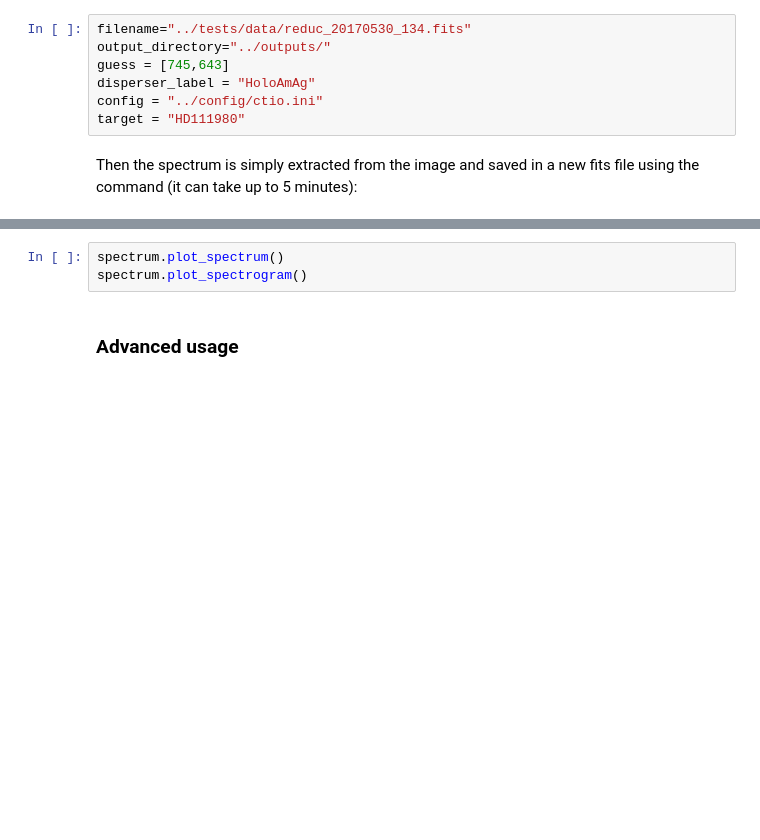
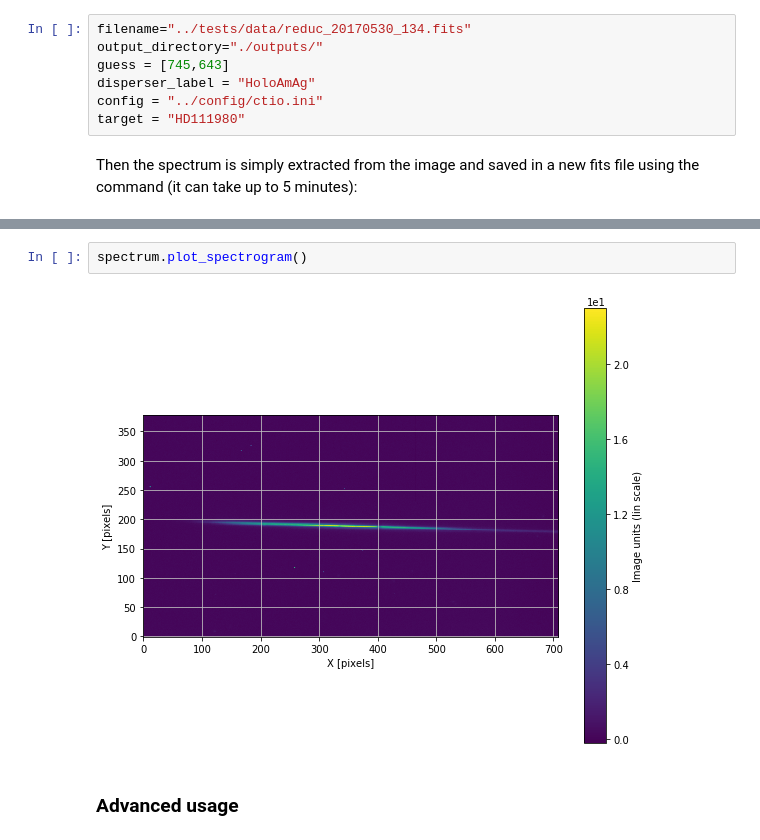
Before and after one commit to LSSTDESC/Spectractor, a Jupyter notebook: notebooks/Spectractor tutorial.ipynb, the cells around one changed output, grey strips where cells are left out. Cells and saved outputs as stored; diff of their text form; blank space fills up the shorter version.

```diff
--- a/notebooks/Spectractor tutorial.ipynb
+++ b/notebooks/Spectractor tutorial.ipynb
@@ -24,7 +24,7 @@ The basic use of the pipeline consists first to define:
 - optionally the name of the target (to search for the extra-atmospheric spectrum if available).
 # %%
 filename="../tests/data/reduc_20170530_134.fits"
-output_directory="../outputs/"
+output_directory="./outputs/"
 guess = [745,643]
 disperser_label = "HoloAmAg"
 config = "../config/ctio.ini"
@@ -36,6 +54,7 @@ spectrum = Spectractor(filename, output_directory, guess, target, disperser_labe
 # %%
-spectrum.plot_spectrum()
 spectrum.plot_spectrogram()
+# %% [output]
+[figure, added]
 # %% [markdown]
 ### Advanced usage
 # %% [markdown]
```
Also changed, not shown: parts of 10 cells of this notebook.
